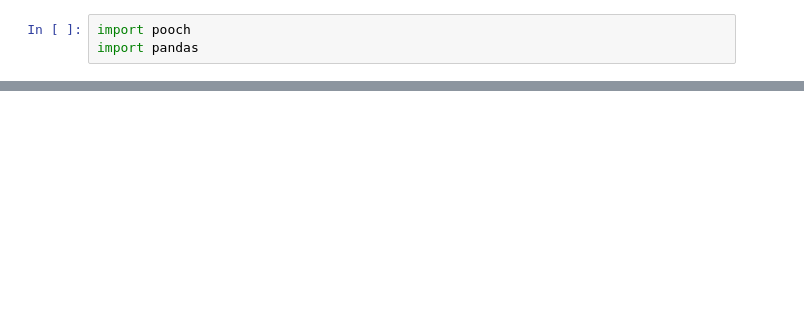
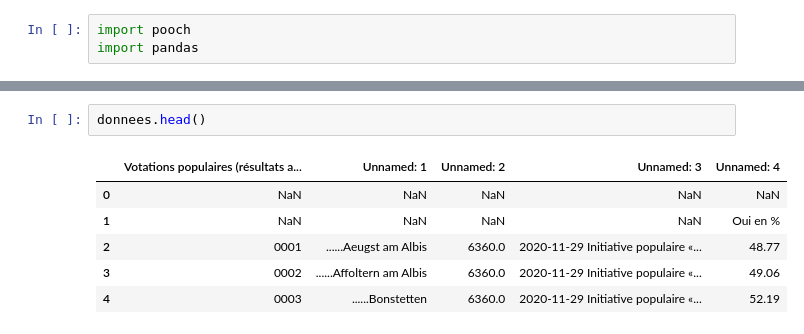
Before and after one commit to tbeucler/2022_SIG_TP8, a Jupyter notebook: Exercices.ipynb, the cells around one changed output, grey strips where cells are left out. Saved outputs shown, nothing was run; the diff lists cells and outputs as text; blank space fills up the shorter version.

```diff
--- a/Exercices.ipynb
+++ b/Exercices.ipynb
@@ -65,0 +100,9 @@ donnees = pooch.retrieve('https://unils-my.sharepoint.com/:x:/g/personal/tom_beu
+# %%
+donnees.head()
+# %% [output]
+|  | Votations populaires (résultats a... | Unnamed: 1 | Unnamed: 2 | Unnamed: 3 | Unnamed: 4 |
+| 0 | NaN | NaN | NaN | NaN | NaN |
+| 1 | NaN | NaN | NaN | NaN | Oui en % |
+| 2 | 0001 | ......Aeugst am Albis | 6360.0 | 2020-11-29 Initiative populaire «... | 48.77 |
+| 3 | 0002 | ......Affoltern am Albis | 6360.0 | 2020-11-29 Initiative populaire «... | 49.06 |
+| 4 | 0003 | ......Bonstetten | 6360.0 | 2020-11-29 Initiative populaire «... | 52.19 |
```
Also changed, not shown: parts of 62 cells of this notebook.
